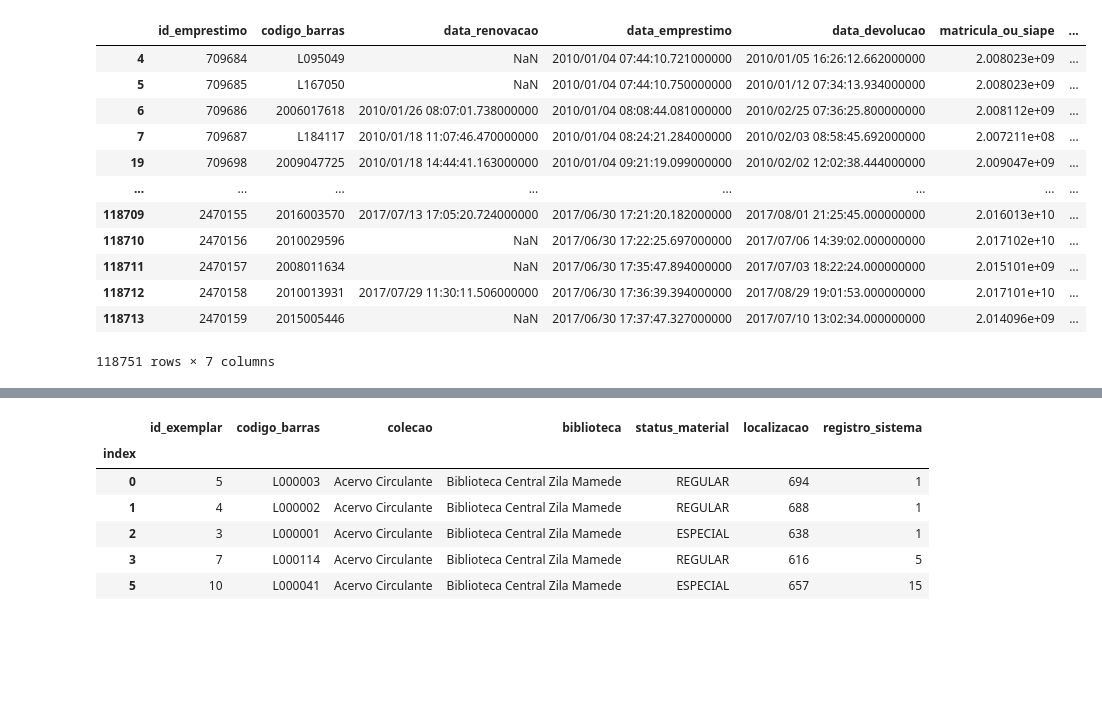
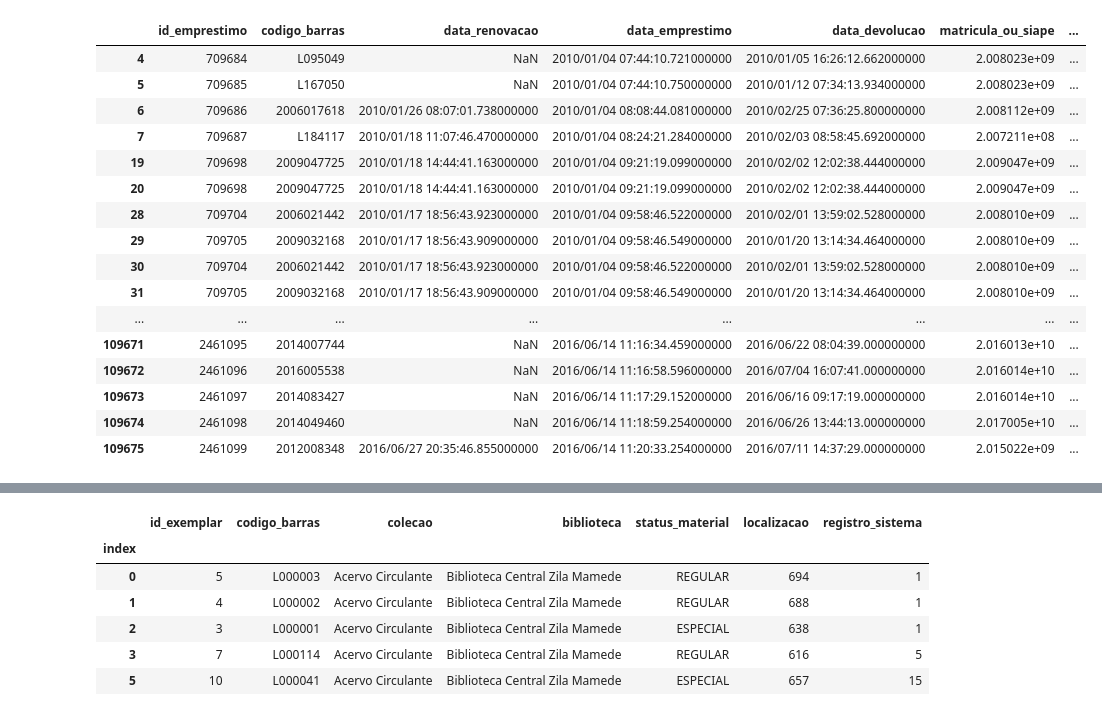
Before and after one commit to LucasMunarolo/Analise-Dados, a Jupyter notebook: EmprestimosBiblioteca.ipynb, the cells around one changed output, grey strips where cells are left out. Drawn from its saved outputs; the diff is of its cells as text; code cells hidden in the pictures; blank space fills up the shorter version.

```diff
--- a/EmprestimosBiblioteca.ipynb
+++ b/EmprestimosBiblioteca.ipynb
@@ -108,20 +108,24 @@ dtypes: float64(1), int64(1), object(5)
 memory usage: 137.8+ MB
 # %%
 # Verificando se existem dados duplicados pelo id do empréstimo
-dataframe_emprestimos[dataframe_emprestimos['id_emprestimo'].duplicated()]
+dataframe_emprestimos[dataframe_emprestimos.duplicated()]
 # %% [output]
 |  | id_emprestimo | codigo_barras | data_renovacao | data_emprestimo | data_devolucao | matricula_ou_siape | ... |
 | 4 | 709684 | L095049 | NaN | 2010/01/04 07:44:10.721000000 | 2010/01/05 16:26:12.662000000 | 2.008023e+09 | ... |
 | 5 | 709685 | L167050 | NaN | 2010/01/04 07:44:10.750000000 | 2010/01/12 07:34:13.934000000 | 2.008023e+09 | ... |
 | 6 | 709686 | 2006017618 | 2010/01/26 08:07:01.738000000 | 2010/01/04 08:08:44.081000000 | 2010/02/25 07:36:25.800000000 | 2.008112e+09 | ... |
 | 7 | 709687 | L184117 | 2010/01/18 11:07:46.470000000 | 2010/01/04 08:24:21.284000000 | 2010/02/03 08:58:45.692000000 | 2.007211e+08 | ... |
 | 19 | 709698 | 2009047725 | 2010/01/18 14:44:41.163000000 | 2010/01/04 09:21:19.099000000 | 2010/02/02 12:02:38.444000000 | 2.009047e+09 | ... |
+| 20 | 709698 | 2009047725 | 2010/01/18 14:44:41.163000000 | 2010/01/04 09:21:19.099000000 | 2010/02/02 12:02:38.444000000 | 2.009047e+09 | ... |
+| 28 | 709704 | 2006021442 | 2010/01/17 18:56:43.923000000 | 2010/01/04 09:58:46.522000000 | 2010/02/01 13:59:02.528000000 | 2.008010e+09 | ... |
+| 29 | 709705 | 2009032168 | 2010/01/17 18:56:43.909000000 | 2010/01/04 09:58:46.549000000 | 2010/01/20 13:14:34.464000000 | 2.008010e+09 | ... |
+| 30 | 709704 | 2006021442 | 2010/01/17 18:56:43.923000000 | 2010/01/04 09:58:46.522000000 | 2010/02/01 13:59:02.528000000 | 2.008010e+09 | ... |
+| 31 | 709705 | 2009032168 | 2010/01/17 18:56:43.909000000 | 2010/01/04 09:58:46.549000000 | 2010/01/20 13:14:34.464000000 | 2.008010e+09 | ... |
 | ... | ... | ... | ... | ... | ... | ... | ... |
-| 118709 | 2470155 | 2016003570 | 2017/07/13 17:05:20.724000000 | 2017/06/30 17:21:20.182000000 | 2017/08/01 21:25:45.000000000 | 2.016013e+10 | ... |
-| 118710 | 2470156 | 2010029596 | NaN | 2017/06/30 17:22:25.697000000 | 2017/07/06 14:39:02.000000000 | 2.017102e+10 | ... |
-| 118711 | 2470157 | 2008011634 | NaN | 2017/06/30 17:35:47.894000000 | 2017/07/03 18:22:24.000000000 | 2.015101e+09 | ... |
-| 118712 | 2470158 | 2010013931 | 2017/07/29 11:30:11.506000000 | 2017/06/30 17:36:39.394000000 | 2017/08/29 19:01:53.000000000 | 2.017101e+10 | ... |
-| 118713 | 2470159 | 2015005446 | NaN | 2017/06/30 17:37:47.327000000 | 2017/07/10 13:02:34.000000000 | 2.014096e+09 | ... |
+| 109671 | 2461095 | 2014007744 | NaN | 2016/06/14 11:16:34.459000000 | 2016/06/22 08:04:39.000000000 | 2.016013e+10 | ... |
+| 109672 | 2461096 | 2016005538 | NaN | 2016/06/14 11:16:58.596000000 | 2016/07/04 16:07:41.000000000 | 2.016014e+10 | ... |
+| 109673 | 2461097 | 2014083427 | NaN | 2016/06/14 11:17:29.152000000 | 2016/06/16 09:17:19.000000000 | 2.016014e+10 | ... |
+| 109674 | 2461098 | 2014049460 | NaN | 2016/06/14 11:18:59.254000000 | 2016/06/26 13:44:13.000000000 | 2.017005e+10 | ... |
+| 109675 | 2461099 | 2012008348 | 2016/06/27 20:35:46.855000000 | 2016/06/14 11:20:33.254000000 | 2016/07/11 14:37:29.000000000 | 2.015022e+09 | ... |
-118751 rows × 7 columns
 # %%
 # Existem 145312 linhas duplicadas, que devem ser removidas
```
Also changed, not shown: parts of 19 cells of this notebook.
